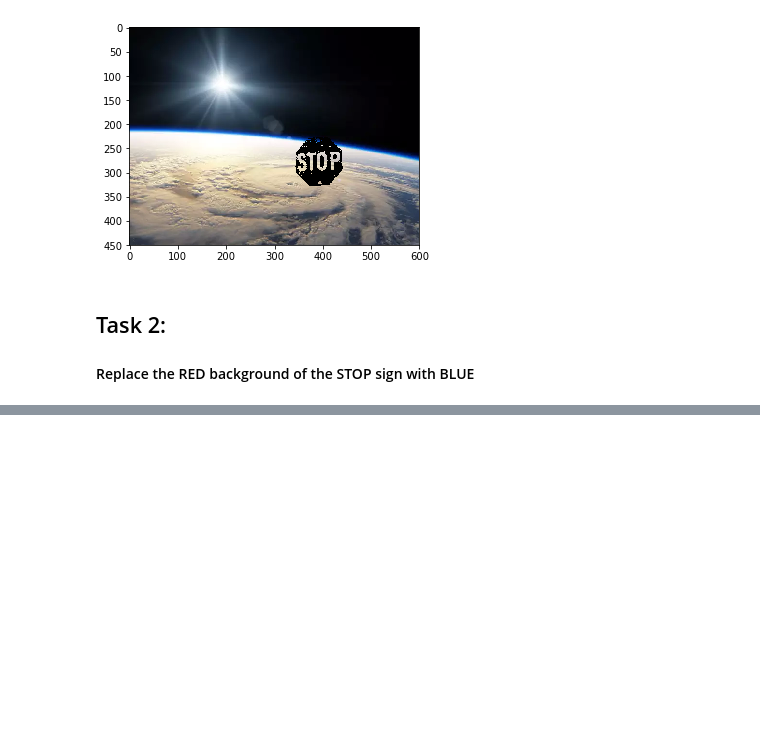
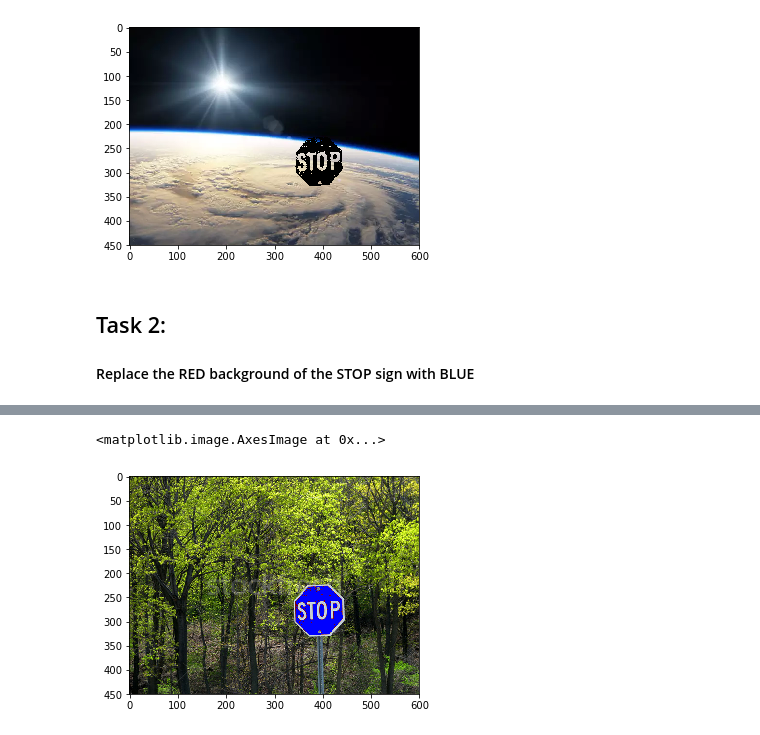
Before and after one commit to RiverSilent/Intro-to-Computer-Vision, a Jupyter notebook: Image Editing.ipynb, the cells around one changed output, grey strips where cells are left out. Drawn from its saved outputs; the diff is of its cells as text; code cells hidden in the pictures; blank space fills up the shorter version.

```diff
--- a/Image Editing.ipynb
+++ b/Image Editing.ipynb
@@ -66,0 +92,5 @@ plt.imshow(masked_img)
+# %%
+plt.imshow(img_copy)
+# %% [output]
+<matplotlib.image.AxesImage at 0x...>
+[figure, added]
```
Also changed, not shown: parts of 7 cells of this notebook.
